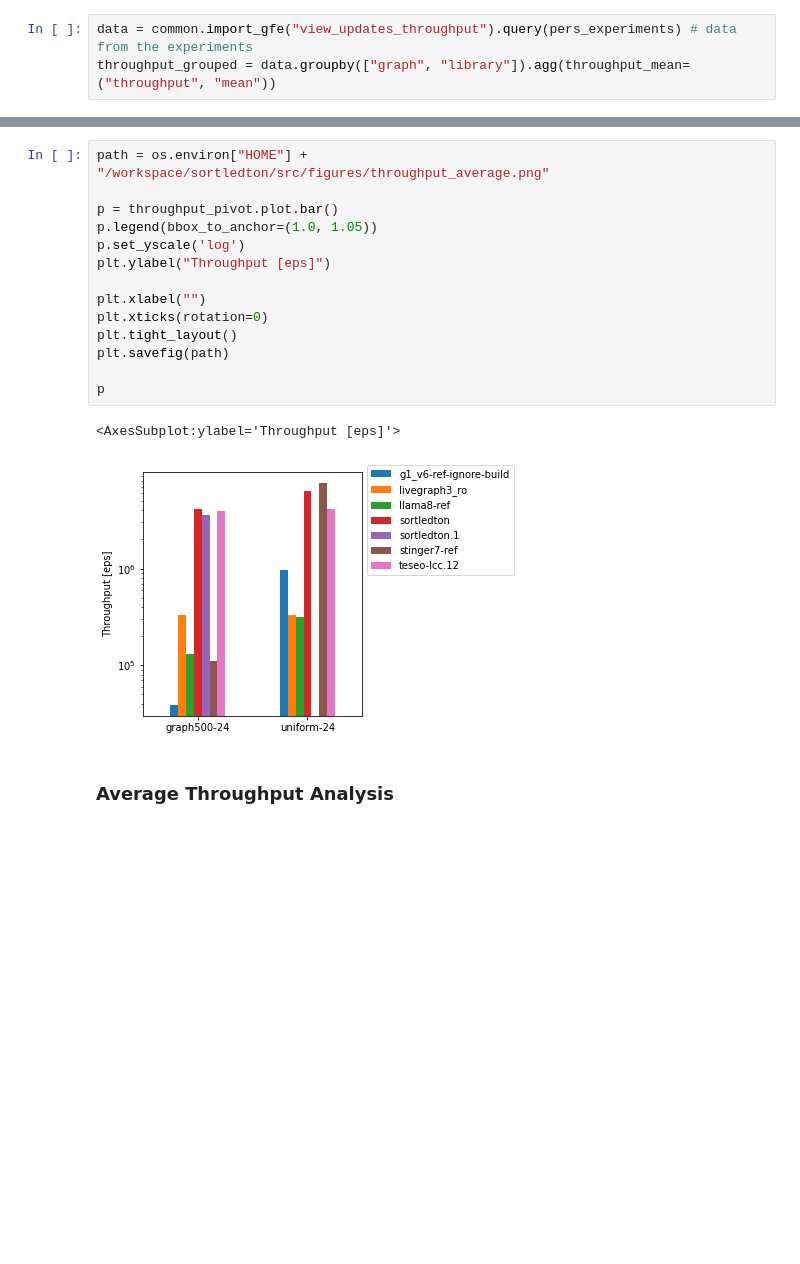
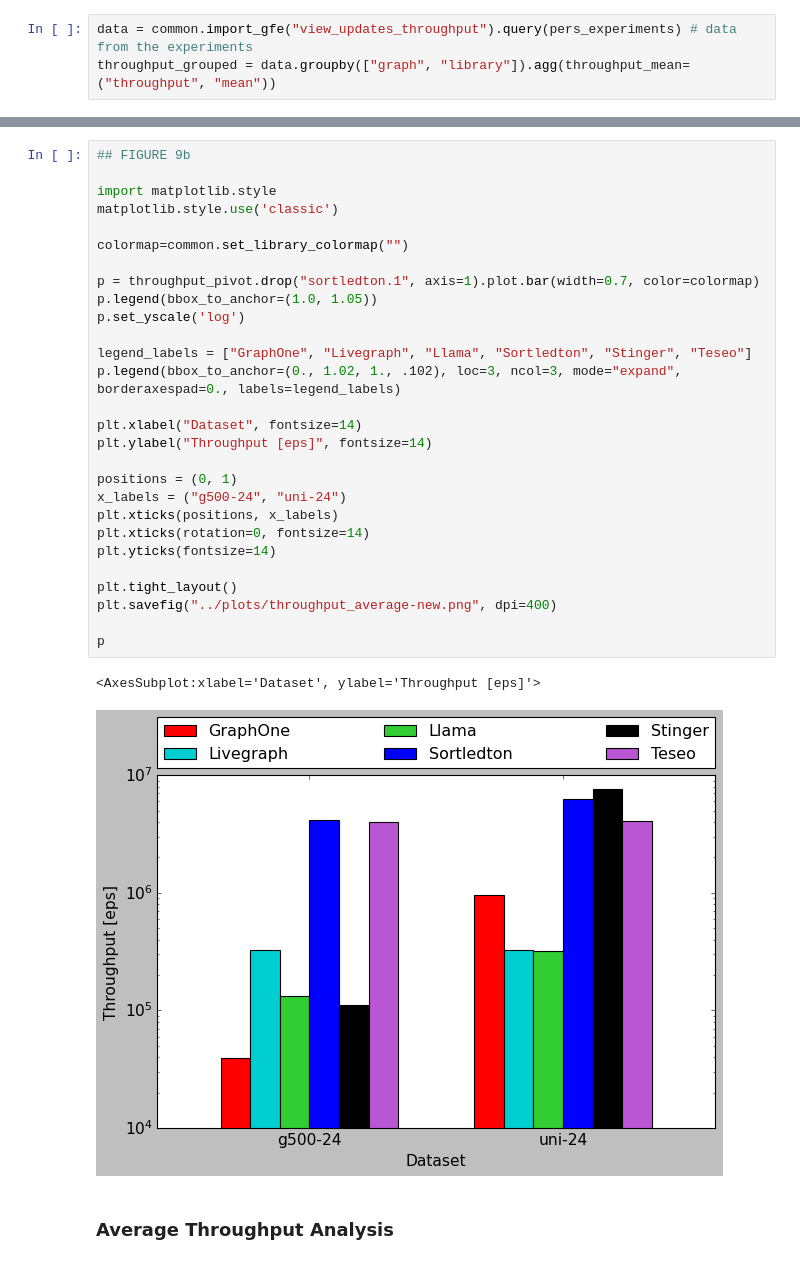
Before and after one commit to PerFuchs/gfe_notebooks, a Jupyter notebook: aging_experiment.ipynb, the cells around one changed output, grey strips where cells are left out. Saved outputs shown, nothing was run; the diff lists cells and outputs as text; blank space fills up the shorter version.

Commit message:
Plots/figures improvements/changes

```diff
--- a/aging_experiment.ipynb
+++ b/aging_experiment.ipynb
@@ -41,22 +41,36 @@ throughput_pivot
 | graph500-24 | 39148.122353 | 329542.331892 | 131979.908950 | 4.162498e+06 | 3.611305e+06 | 1.102623e+05 | 3.966380e+06 |
 | uniform-24 | 967440.953828 | 329425.523532 | 317118.098842 | 6.301616e+06 | NaN | 7.594803e+06 | 4.088582e+06 |
 # %%
-path = os.environ["HOME"] + "/workspace/sortledton/src/figures/throughput_average.png"
+## FIGURE 9b
 
-p = throughput_pivot.plot.bar()
+import matplotlib.style
+matplotlib.style.use('classic')
+
+colormap=common.set_library_colormap("")
+
+p = throughput_pivot.drop("sortledton.1", axis=1).plot.bar(width=0.7, color=colormap)
 p.legend(bbox_to_anchor=(1.0, 1.05))
 p.set_yscale('log')
-plt.ylabel("Throughput [eps]")
 
-plt.xlabel("")
-plt.xticks(rotation=0)
+legend_labels = ["GraphOne", "Livegraph", "Llama", "Sortledton", "Stinger", "Teseo"]
+p.legend(bbox_to_anchor=(0., 1.02, 1., .102), loc=3, ncol=3, mode="expand", borderaxespad=0., labels=legend_labels)
+
+plt.xlabel("Dataset", fontsize=14)
+plt.ylabel("Throughput [eps]", fontsize=14)
+
+positions = (0, 1)
+x_labels = ("g500-24", "uni-24")
+plt.xticks(positions, x_labels)
+plt.xticks(rotation=0, fontsize=14)
+plt.yticks(fontsize=14)
+
 plt.tight_layout()
-plt.savefig(path)
+plt.savefig("../plots/throughput_average-new.png", dpi=400)
 
 p
 # %% [output]
-<AxesSubplot:ylabel='Throughput [eps]'>
+<AxesSubplot:xlabel='Dataset', ylabel='Throughput [eps]'>
-[figure, old version]
+[figure, new version]
 # %% [markdown]
 ### Average Throughput Analysis
 # %%
```
Also changed, not shown: parts of 7 cells of this notebook, 6 other files.
